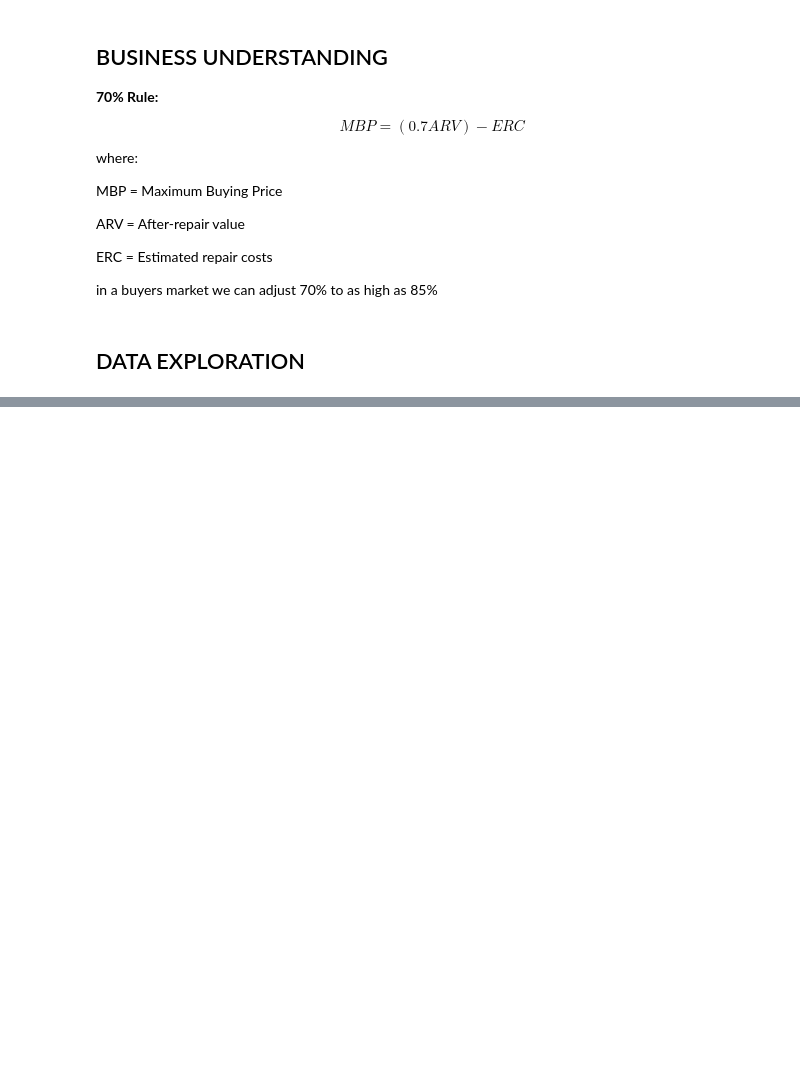
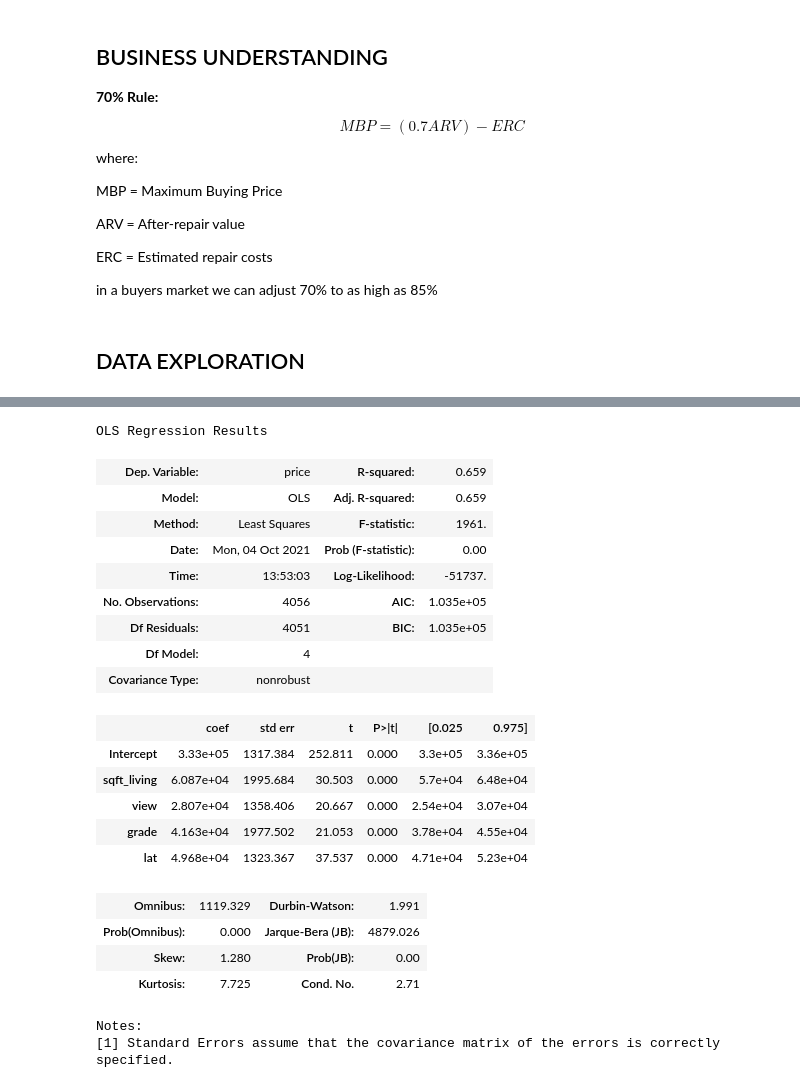
Before and after one commit to ewjohn127/dsc_project2, a Jupyter notebook: project_ideas.ipynb, the cells around one changed output, grey strips where cells are left out. Drawn from its saved outputs; the diff is of its cells as text; code cells hidden in the pictures; blank space fills up the shorter version.

```diff
--- a/project_ideas.ipynb
+++ b/project_ideas.ipynb
@@ -96,0 +169,11 @@ df.head()
+# %%
+# Create Train and Test Datasets
+X_train, X_test, y_train, y_test = train_test_split(df.drop('price', axis=1), df['price'], test_size=0.2, random_state=42)
+# %%
+# Fit Scalar to Train
+ss = StandardScaler()
+ss.fit(X_train)
+
+# Transform both Train and Test
+X_train_scaled = ss.transform(X_train)
+X_test_scaled = ss.transform(X_test)
@@ -96,0 +193,14 @@ df.head()
+# %%
+# Creates scaled features dataframe and then adds on price column
+
+# Train
+X_train_scaled = pd.DataFrame(X_train_scaled)
+X_train_scaled.columns = df.drop('price', axis=1).columns
+y_train.reset_index(drop=True,inplace=True)
+X_train_scaled_final = pd.concat((X_train_scaled,y_train),axis=1)
+
+# Test
+X_test_scaled = pd.DataFrame(X_test_scaled)
+X_test_scaled.columns = df.drop('price', axis=1).columns
+y_test.reset_index(drop=True,inplace=True)
+X_test_scaled_final = pd.concat((X_test_scaled,y_test),axis=1)
@@ -96,0 +214,27 @@ df.head()
+# %%
+formula = f'price ~ {keep_string}'
+model = ols(formula,X_train_scaled_final).fit()
+model.summary()
+# %% [output]
+OLS Regression Results
+| Dep. Variable: | price | R-squared: | 0.659 |
+| Model: | OLS | Adj. R-squared: | 0.659 |
+| Method: | Least Squares | F-statistic: | 1961. |
+| Date: | Mon, 04 Oct 2021 | Prob (F-statistic): | 0.00 |
+| Time: | 13:53:03 | Log-Likelihood: | -51737. |
+| No. Observations: | 4056 | AIC: | 1.035e+05 |
+| Df Residuals: | 4051 | BIC: | 1.035e+05 |
+| Df Model: | 4 |  |  |
+| Covariance Type: | nonrobust |  |  |
+|  | coef | std err | t | P>|t| | [0.025 | 0.975] |
+| Intercept | 3.33e+05 | 1317.384 | 252.811 | 0.000 | 3.3e+05 | 3.36e+05 |
+| sqft_living | 6.087e+04 | 1995.684 | 30.503 | 0.000 | 5.7e+04 | 6.48e+04 |
+| view | 2.807e+04 | 1358.406 | 20.667 | 0.000 | 2.54e+04 | 3.07e+04 |
+| grade | 4.163e+04 | 1977.502 | 21.053 | 0.000 | 3.78e+04 | 4.55e+04 |
+| lat | 4.968e+04 | 1323.367 | 37.537 | 0.000 | 4.71e+04 | 5.23e+04 |
+| Omnibus: | 1119.329 | Durbin-Watson: | 1.991 |
+| Prob(Omnibus): | 0.000 | Jarque-Bera (JB): | 4879.026 |
+| Skew: | 1.280 | Prob(JB): | 0.00 |
+| Kurtosis: | 7.725 | Cond. No. | 2.71 |
+Notes:
+[1] Standard Errors assume that the covariance matrix of the errors is correctly specified.
```
Also changed, not shown: parts of 14 cells of this notebook, 1 other file.
